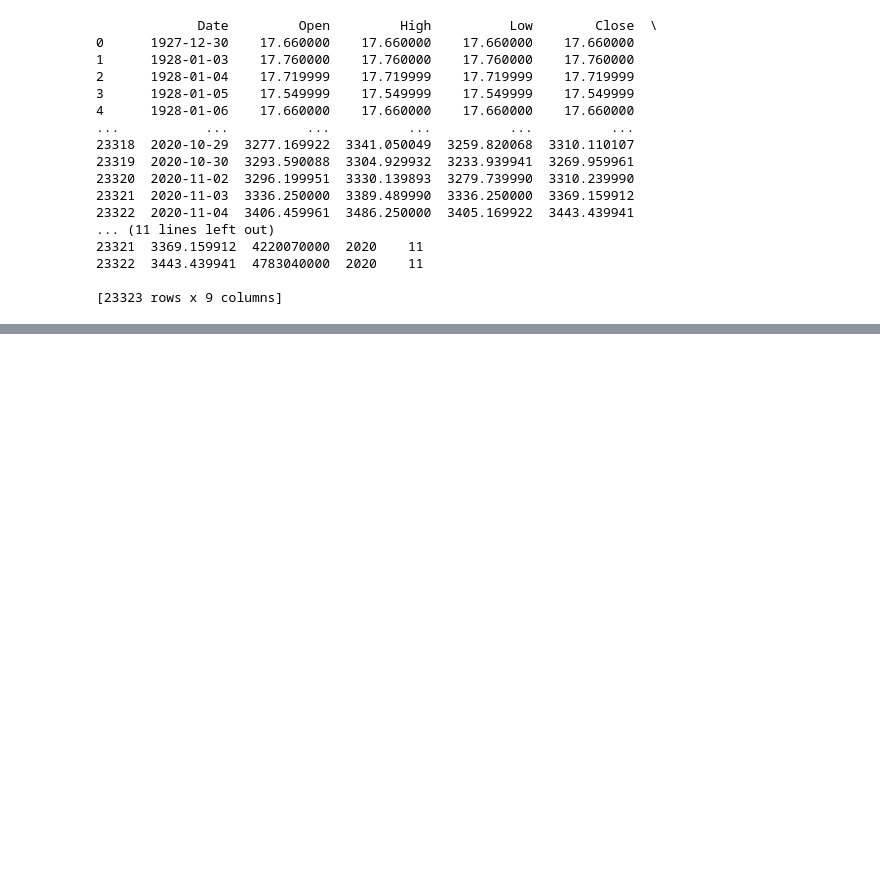
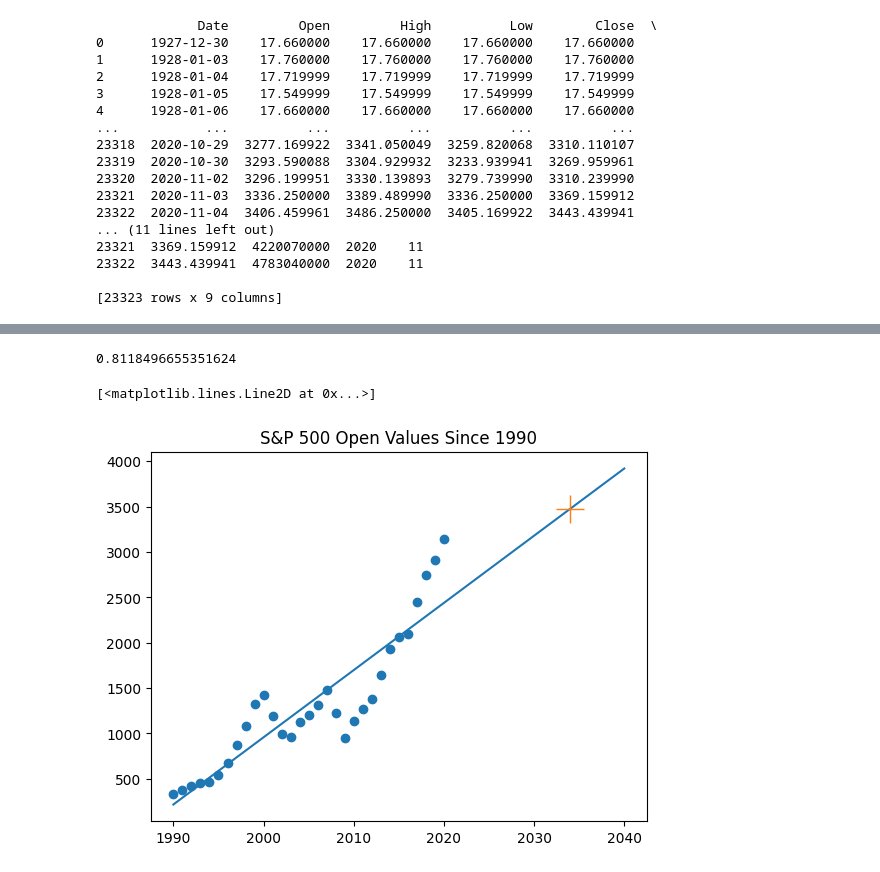
Before and after one commit to DoyleAaron/Data-Science-Year-4, a Jupyter notebook: S&P-500-Data/s&p-500.ipynb, the cells around one changed output, grey strips where cells are left out. Drawn from its saved outputs; the diff is of its cells as text; code cells hidden in the pictures; blank space fills up the shorter version.

```diff
--- a/S&P-500-Data/s&p-500.ipynb
+++ b/S&P-500-Data/s&p-500.ipynb
@@ -65,0 +90,29 @@ yearly.to_csv('yearly-data.csv', index=False)
+# %%
+model = LinearRegression(fit_intercept=True)
+
+x = post_1990[['Year']]
+y = post_1990['Open']
+
+model.fit(x,y)
+xfit = np.linspace(1990, 2040, 1000)
+yfit = model.predict(xfit[:, np.newaxis])
+
+plt.title('S&P 500 Open Values Since 1990')
+plt.scatter(x, y,)
+plt.plot(xfit, yfit)
+# This is fitting the line to the data
+
+y_pred = model.predict(x)
+r2 = r2_score(y, y_pred)
+print(r2)
+
+# Here we can see since 1990 the models linear regression is being rated at 81% accuracy, this would be more but the two crashes in the 2000s are outliers in this data and are dragging it down a bit
+
+prediction_input = np.array([[2034]]) # Here I am storing the year I want to predict as a NumPy array as thats the necessary format for the graph, this will return the corresponding monetary value which we can then plot on the graph
+prediction_number = model.predict(prediction_input)
+
+plt.plot(prediction_input, prediction_number, marker = '+', ls = 'none', ms= 20 ) # I found the concept for this code from here: https://www.tutorialspoint.com/how-to-plot-additional-points-on-the-top-of-a-scatter-plot-in-matplotlib
+# %% [output]
+0.8118496655351624
+[<matplotlib.lines.Line2D at 0x...>]
+[figure, added]
```
Also changed, not shown: parts of 3 cells of this notebook.
